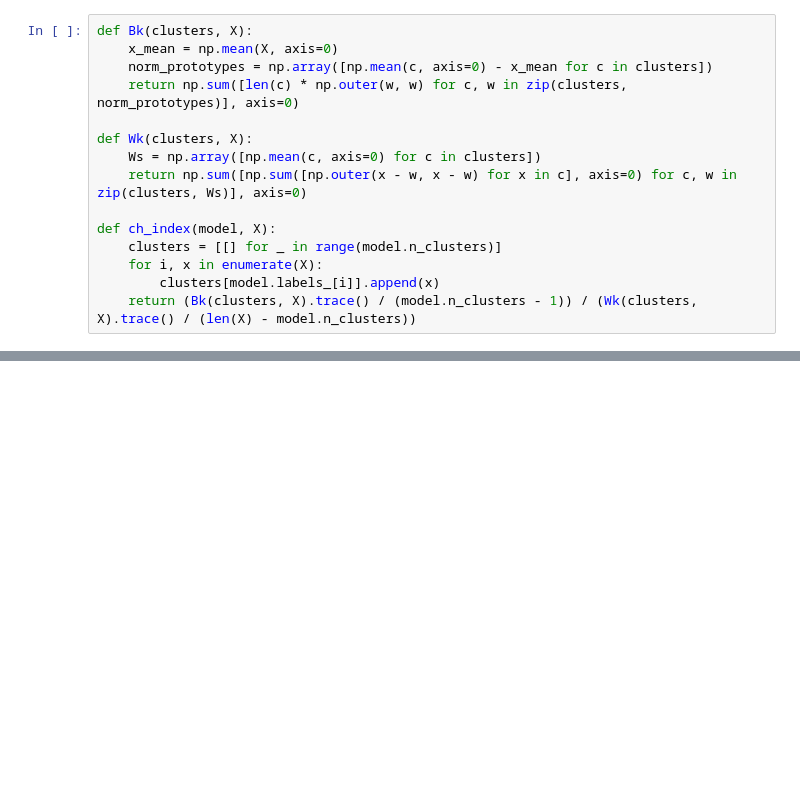
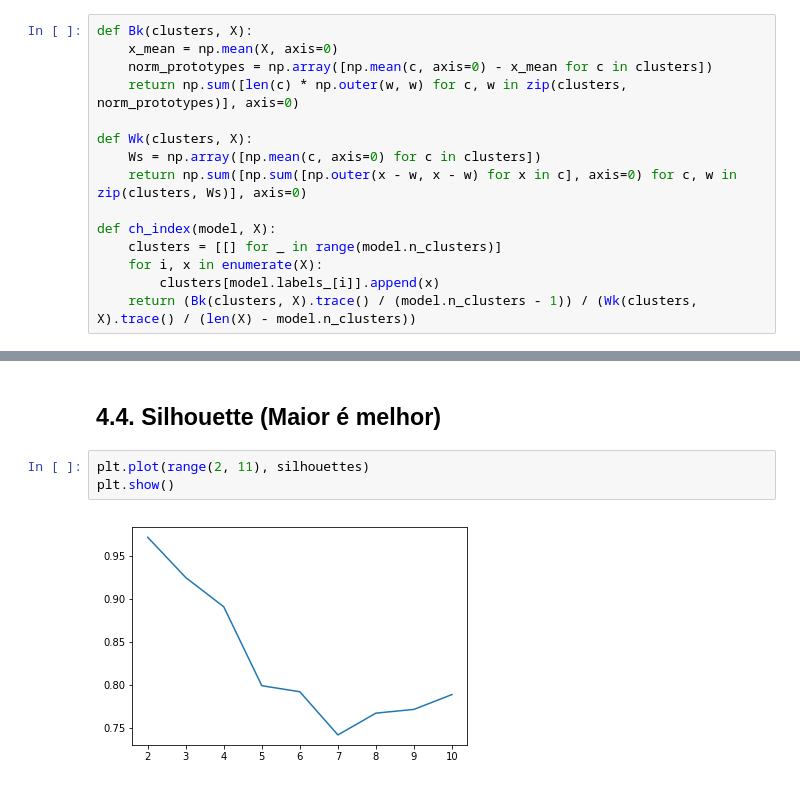
Before and after one commit to ericklt/pattern-recognition, a Jupyter notebook: Trabalho 3.ipynb, the cells around one changed output, grey strips where cells are left out. Drawn from its saved outputs; the diff is of its cells as text; blank space fills up the shorter version.

```diff
--- a/Trabalho 3.ipynb
+++ b/Trabalho 3.ipynb
@@ -90,0 +194,7 @@ plt.show()
+# %% [markdown]
+## 4.4. Silhouette (Maior é melhor)
+# %%
+plt.plot(range(2, 11), silhouettes)
+plt.show()
+# %% [output]
+[figure, added]
```
Also changed, not shown: parts of 31 cells of this notebook, 8 other files.
